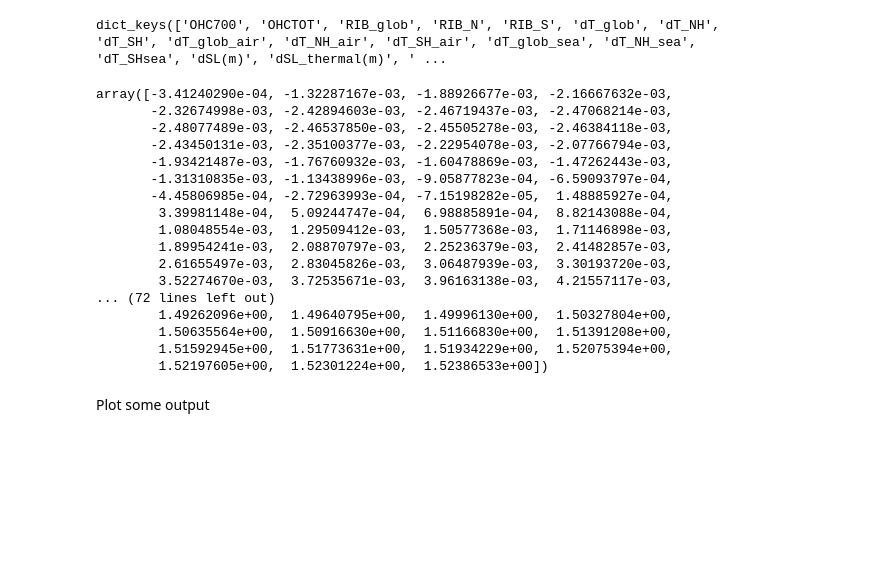
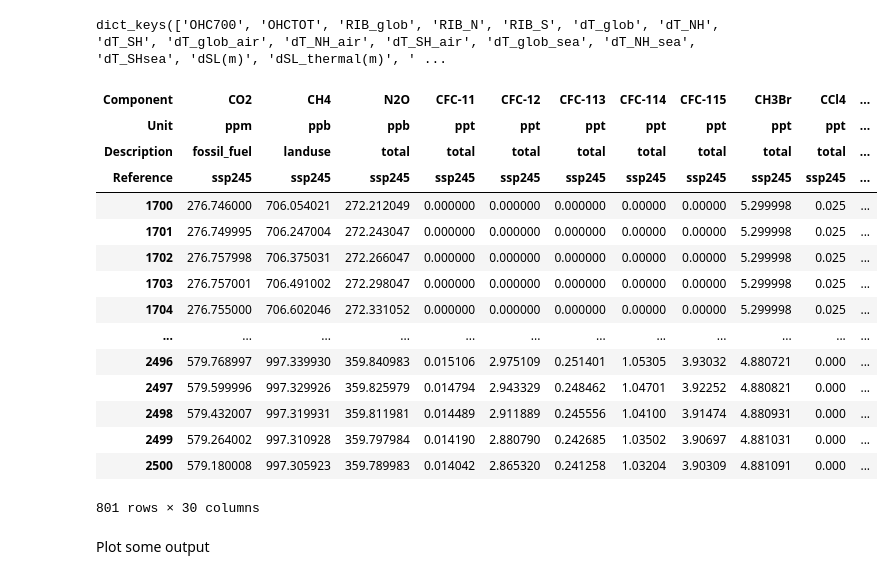
Before and after one commit to ciceroOslo/ciceroscm, a Jupyter notebook: notebooks/CSCM_notebook_1.ipynb, the cells around one changed output. Cells and saved outputs as stored; diff of their text form; code cells hidden in the pictures; blank space fills up the shorter version.

```diff
--- a/notebooks/CSCM_notebook_1.ipynb
+++ b/notebooks/CSCM_notebook_1.ipynb
@@ -128,20 +88,23 @@ df_comp =pd.read_csv(test_data_dir + '/gases_v1RCMIP.txt', sep='\t', index_col=0
-# %%
-df_temp
-# %% [output]
-array([-3.41240290e-04, -1.32287167e-03, -1.88926677e-03, -2.16667632e-03,
-       -2.32674998e-03, -2.42894603e-03, -2.46719437e-03, -2.47068214e-03,
-       -2.48077489e-03, -2.46537850e-03, -2.45505278e-03, -2.46384118e-03,
-       -2.43450131e-03, -2.35100377e-03, -2.22954078e-03, -2.07766794e-03,
-       -1.93421487e-03, -1.76760932e-03, -1.60478869e-03, -1.47262443e-03,
-       -1.31310835e-03, -1.13438996e-03, -9.05877823e-04, -6.59093797e-04,
-       -4.45806985e-04, -2.72963993e-04, -7.15198282e-05,  1.48885927e-04,
-        3.39981148e-04,  5.09244747e-04,  6.98885891e-04,  8.82143088e-04,
-        1.08048554e-03,  1.29509412e-03,  1.50577368e-03,  1.71146898e-03,
-        1.89954241e-03,  2.08870797e-03,  2.25236379e-03,  2.41482857e-03,
-        2.61655497e-03,  2.83045826e-03,  3.06487939e-03,  3.30193720e-03,
-        3.52274670e-03,  3.72535671e-03,  3.96163138e-03,  4.21557117e-03,
-... (72 lines left out)
-        1.49262096e+00,  1.49640795e+00,  1.49996130e+00,  1.50327804e+00,
-        1.50635564e+00,  1.50916630e+00,  1.51166830e+00,  1.51391208e+00,
-        1.51592945e+00,  1.51773631e+00,  1.51934229e+00,  1.52075394e+00,
-        1.52197605e+00,  1.52301224e+00,  1.52386533e+00])
+# %%
+df_ssp2_conc =pd.read_csv(test_data_dir + '/ssp245_conc_RCMIP.txt',  delimiter='\t', index_col=0,header=[0,1,2,3],skipinitialspace=True)
+# %%
+df_ssp2_conc.rename(columns=lambda x: re.sub('\s+', ' ', x.strip() ),inplace=True)
+# %%
+df_ssp2_conc
+# %% [output]
+| Component | CO2 | CH4 | N2O | CFC-11 | CFC-12 | CFC-113 | CFC-114 | CFC-115 | CH3Br | CCl4 | ... |
+| Unit | ppm | ppb | ppb | ppt | ppt | ppt | ppt | ppt | ppt | ppt | ... |
+| Description | fossil_fuel | landuse | total | total | total | total | total | total | total | total | ... |
+| Reference | ssp245 | ssp245 | ssp245 | ssp245 | ssp245 | ssp245 | ssp245 | ssp245 | ssp245 | ssp245 | ... |
+| 1700 | 276.746000 | 706.054021 | 272.212049 | 0.000000 | 0.000000 | 0.000000 | 0.00000 | 0.00000 | 5.299998 | 0.025 | ... |
+| 1701 | 276.749995 | 706.247004 | 272.243047 | 0.000000 | 0.000000 | 0.000000 | 0.00000 | 0.00000 | 5.299998 | 0.025 | ... |
+| 1702 | 276.757998 | 706.375031 | 272.266047 | 0.000000 | 0.000000 | 0.000000 | 0.00000 | 0.00000 | 5.299998 | 0.025 | ... |
+| 1703 | 276.757001 | 706.491002 | 272.298047 | 0.000000 | 0.000000 | 0.000000 | 0.00000 | 0.00000 | 5.299998 | 0.025 | ... |
+| 1704 | 276.755000 | 706.602046 | 272.331052 | 0.000000 | 0.000000 | 0.000000 | 0.00000 | 0.00000 | 5.299998 | 0.025 | ... |
+| ... | ... | ... | ... | ... | ... | ... | ... | ... | ... | ... | ... |
+| 2496 | 579.768997 | 997.339930 | 359.840983 | 0.015106 | 2.975109 | 0.251401 | 1.05305 | 3.93032 | 4.880721 | 0.000 | ... |
+| 2497 | 579.599996 | 997.329926 | 359.825979 | 0.014794 | 2.943329 | 0.248462 | 1.04701 | 3.92252 | 4.880821 | 0.000 | ... |
+| 2498 | 579.432007 | 997.319931 | 359.811981 | 0.014489 | 2.911889 | 0.245556 | 1.04100 | 3.91474 | 4.880931 | 0.000 | ... |
+| 2499 | 579.264002 | 997.310928 | 359.797984 | 0.014190 | 2.880790 | 0.242685 | 1.03502 | 3.90697 | 4.881031 | 0.000 | ... |
+| 2500 | 579.180008 | 997.305923 | 359.789983 | 0.014042 | 2.865320 | 0.241258 | 1.03204 | 3.90309 | 4.881091 | 0.000 | ... |
+801 rows × 30 columns
```
Also changed, not shown: parts of 16 cells of this notebook.
